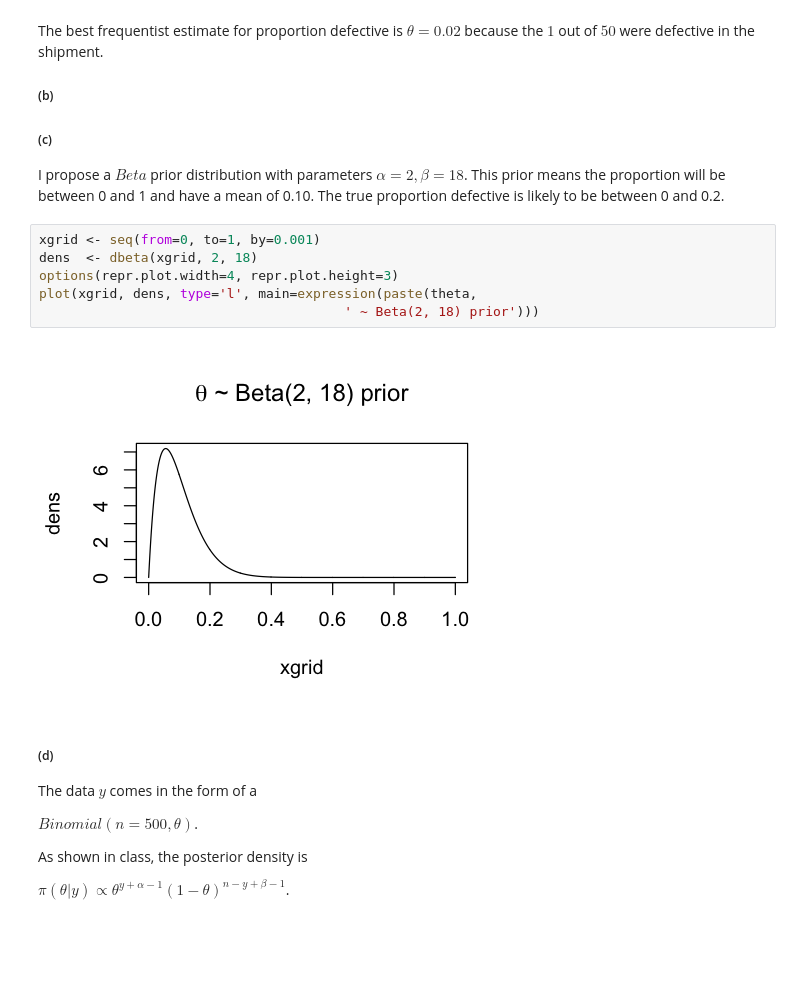
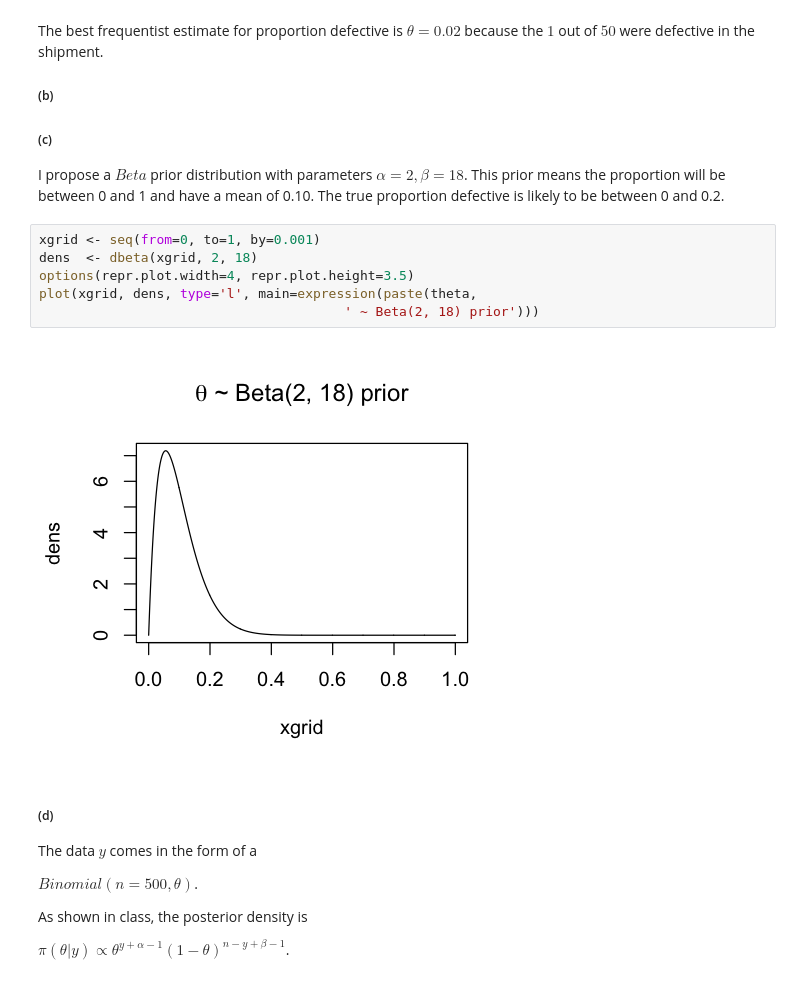
Before and after one commit to nkvarberg/Bayesian-Homeworks, a Jupyter notebook: Bayesian HW1.ipynb, the cells around one changed output. Cells and saved outputs as stored; diff of their text form; blank space fills up the shorter version.

```diff
--- a/Bayesian HW1.ipynb
+++ b/Bayesian HW1.ipynb
@@ -20,11 +20,11 @@ I propose a $Beta$ prior distribution with parameters $\alpha = 2, \beta = 18$.
 # %%
 xgrid <- seq(from=0, to=1, by=0.001)
 dens  <- dbeta(xgrid, 2, 18)
-options(repr.plot.width=4, repr.plot.height=3)
+options(repr.plot.width=4, repr.plot.height=3.5)
 plot(xgrid, dens, type='l', main=expression(paste(theta,
                                        ' ~ Beta(2, 18) prior')))
 # %% [output]
-[figure, old version]
+[figure, new version]
 # %% [markdown]
 ##### (d)
 The data $y$ comes in the form of a
```
Also changed, not shown: parts of 6 cells of this notebook.
